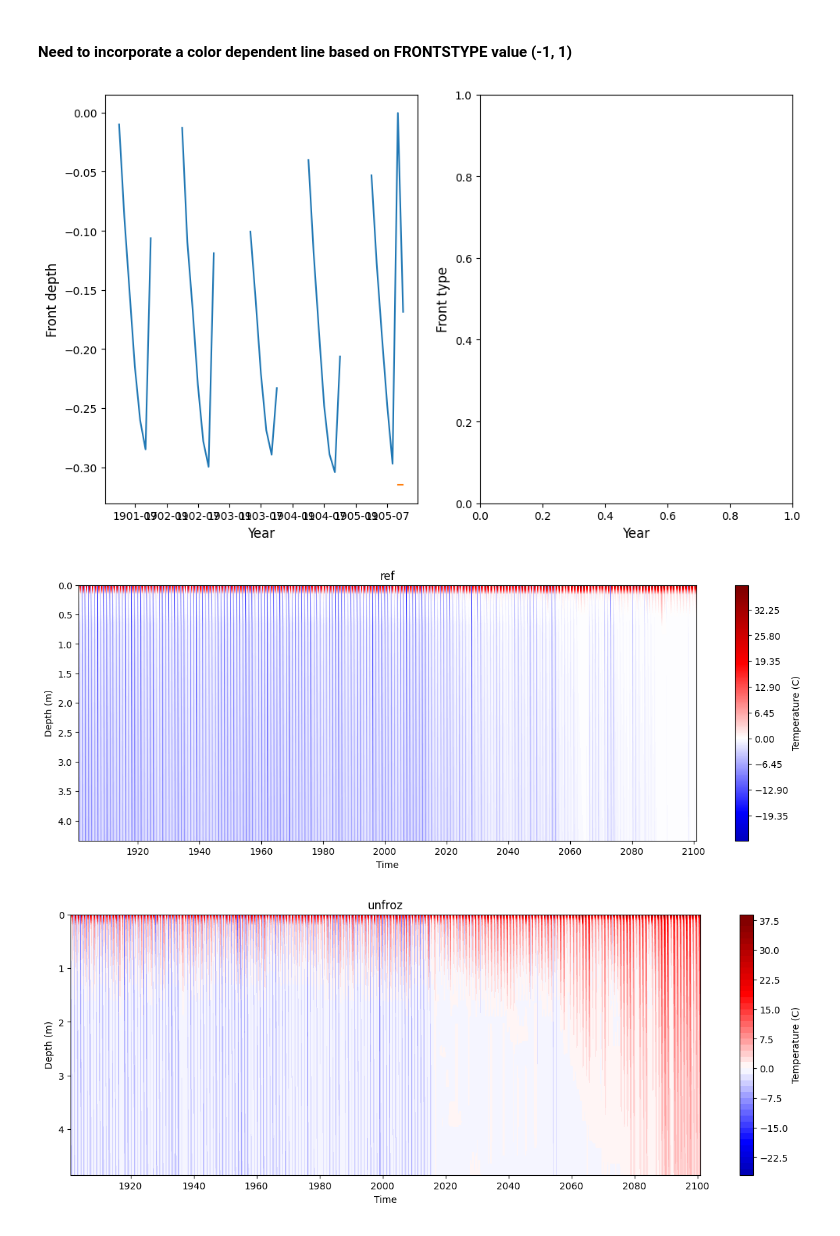
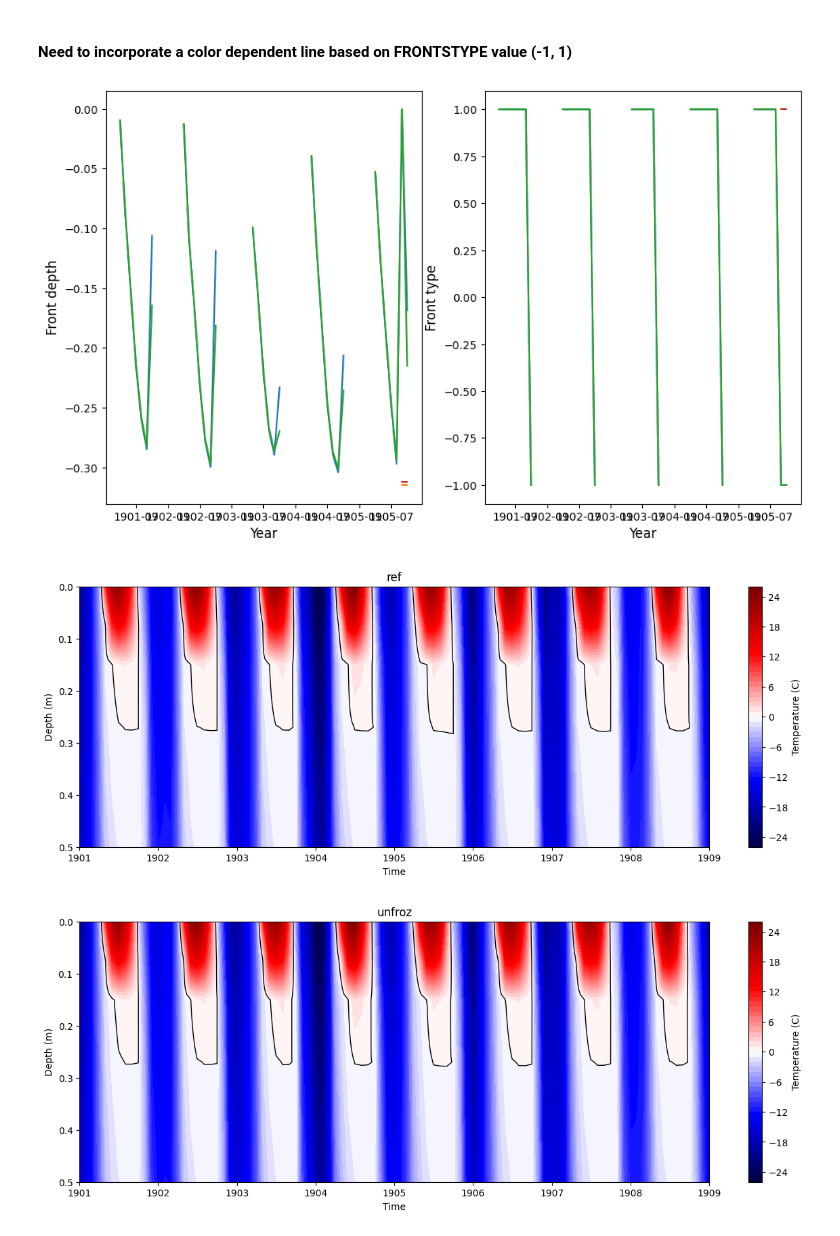
Before and after one commit to uaf-arctic-eco-modeling/dvm-dos-tem, a Jupyter notebook: latent_heat_curves/Comparing_Code_Changes.ipynb, the cells around one changed output. Cells and saved outputs as stored; diff of their text form; code cells hidden in the pictures.

```diff
--- a/latent_heat_curves/Comparing_Code_Changes.ipynb
+++ b/latent_heat_curves/Comparing_Code_Changes.ipynb
@@ -2,7 +2,7 @@
 from scipy.interpolate import interp1d
 
 def soil_contourbydepth(df, df_depth, df_dz, start_time=None, end_time=None,
-                  depth_start=None, depth_end=None, n=100):
+                  depth_start=None, depth_end=None, n=100, zero=False, ylim=False):
     '''
     data_path: path to output data to plot
     output_var: variable to plot (technically, doesn't need to be temperature)
@@ -57,11 +57,19 @@ def soil_contourbydepth(df, df_depth, df_dz, start_time=None, end_time=None,
     plt.ylabel('Depth (m)')
 
     # Show the plot
-    plt.ylim(depth_start, depth_end)
-    plt.gca().invert_yaxis()
+    if ylim:
+        plt.ylim(ylim[0], ylim[1])
+    else:
+        plt.ylim(depth_start, depth_end)
+
 
     df_interp = pd.DataFrame(index=times, columns=regular_depths, data=interp_temperature)
 
+    if zero:
+        plt.contour(times, regular_depths, interp_temperature.T, colors=('k',), linewidths=(1,), levels=[0])
+
+    plt.gca().invert_yaxis()
+
     return df_interp
 # %%
 # Importing dependencies
@@ -71,6 +79,7 @@ import os
 import matplotlib.pyplot as plt
 import numpy as np
 import pandas as pd
+import netCDF4 as nc
 
 sys.path.insert(0, '/work/scripts/util/')
 
@@ -81,8 +90,8 @@ from output import load_trsc_dataframe
 base_dir = "/data/workflows/latent_heat/"
 f_dir = [
     "reference",
-#     "unfroz",
-    "env"
+    "unfroz"
+    # "env"
     ]
 f_name = [
     "ref",
@@ -378,10 +387,15 @@ plt.subplots_adjust(left=None, bottom=None, right=1.5, top=1.2, wspace=None, hsp
 
 plt.show()
 # %% [output]
-[figure, old version]
+[figure, new version]
 # %%
 i = 0
+
 fig, ax = plt.subplots(1,1,figsize=(15, 5))
+
+# plt.plot(yearly['ref']['ALD']['1901':'1909'], 'r', zorder=10)
+# plt.plot(interp_ald['1901':'1909'], 'r--', zorder=10)
+
 
 ref_interp = soil_contourbydepth(
 
@@ -391,46 +405,58 @@ df_depth = layer_data["LAYERDEPTH"][i],
 
 df_dz = layer_data["LAYERDZ"][i],
 
-start_time=None,
+start_time='1901',
 
-end_time=None,
+end_time='1909',
 
-depth_start=None,
+depth_start=0.0,
 
-depth_end=None,
+depth_end=0.5,
 
-n=500
+n=50,
+
+zero=True,
+
+ylim=False
 
 )
 
 plt.title(f'{f_name[i]}')
+
 plt.show()
 # %% [output]
-[figure, old version]
+[figure, new version]
 # %%
 i = 1
+
 fig, ax = plt.subplots(1,1,figsize=(15, 5))
 
 unfroz_interp = soil_contourbydepth(
 
 df = layer_data["TLAYER"][i],
 
 df_depth = layer_data["LAYERDEPTH"][i],
 
 df_dz = layer_data["LAYERDZ"][i],
 
-start_time=None,
+start_time='1901',
 
-end_time=None,
+end_time='1909',
 
-depth_start=None,
+depth_start=0.0,
 
-depth_end=None,
+depth_end=0.5,
 
-n=50
+n=50,
+
+zero=True,
+
+ylim=False
+
 )
 
 plt.title(f'{f_name[i]}')
+
 plt.show()
 # %% [output]
-[figure, old version]
+[figure, new version]
```
Also changed, not shown: parts of 11 cells of this notebook, 3 other files.
